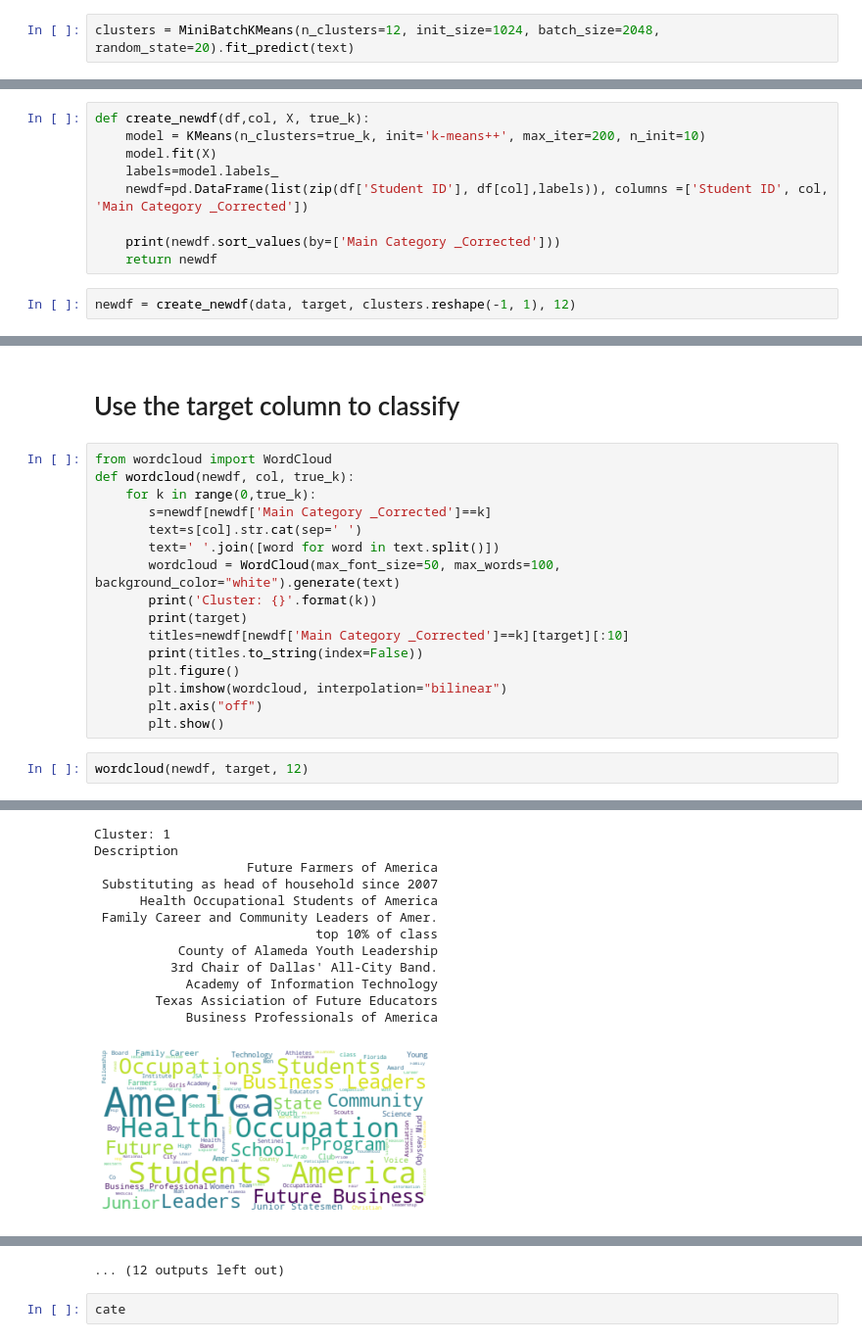
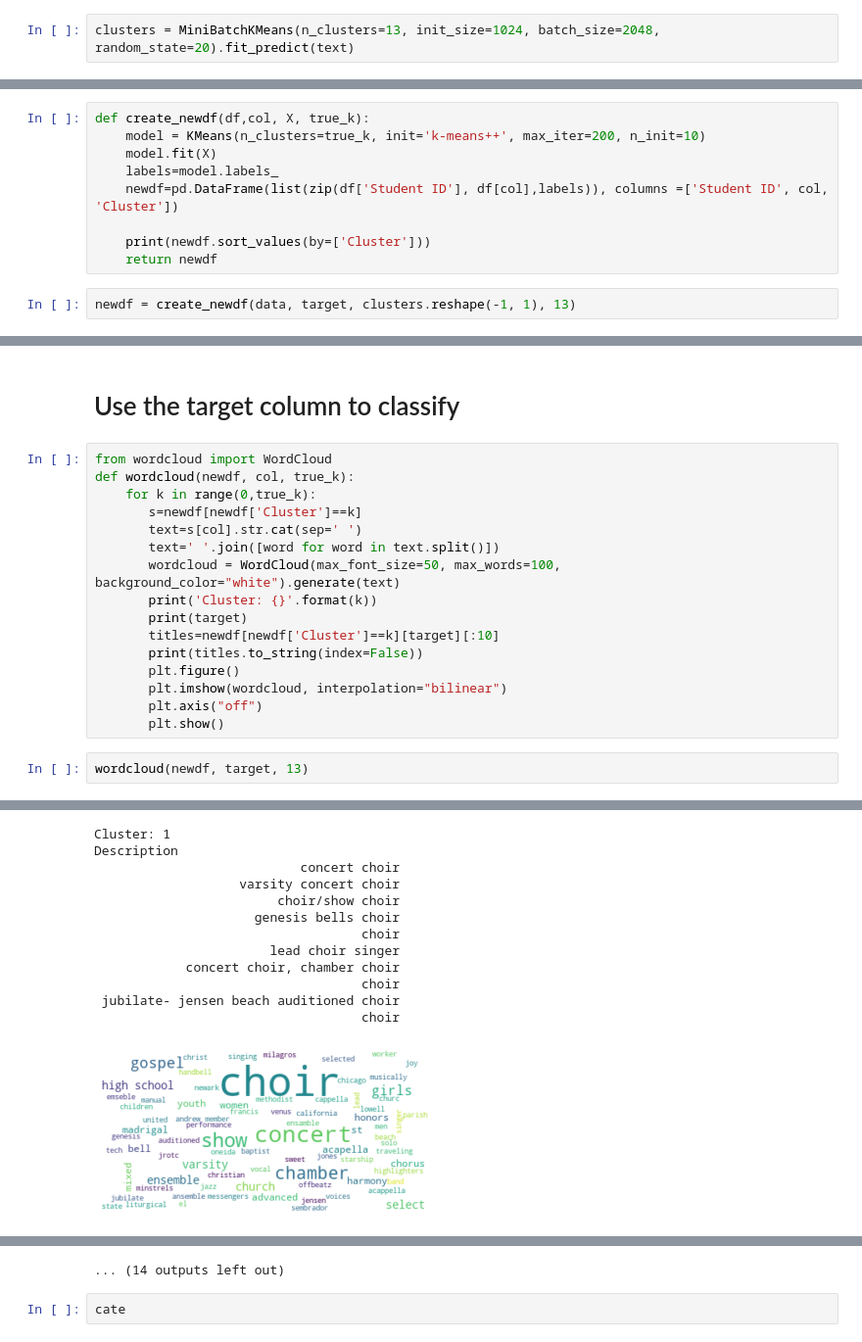
Before and after one commit to tianchu-shu/NLP, a Jupyter notebook: task2.ipynb, the cells around one changed output, grey strips where cells are left out. Shown at 98% size. Drawn from its saved outputs; the diff is of its cells as text.

```diff
--- a/task2.ipynb
+++ b/task2.ipynb
@@ -149,5 +156,5 @@ Fit 20 clusters
 # %%
-clusters = MiniBatchKMeans(n_clusters=12, init_size=1024, batch_size=2048, random_state=20).fit_predict(text)
+clusters = MiniBatchKMeans(n_clusters=13, init_size=1024, batch_size=2048, random_state=20).fit_predict(text)
 # %%
 def plot_tsne_pca(data, labels):
     max_label = max(labels)
@@ -179,10 +186,10 @@ def create_newdf(df,col, X, true_k):
 	model = KMeans(n_clusters=true_k, init='k-means++', max_iter=200, n_init=10)
 	model.fit(X)
 	labels=model.labels_
-	newdf=pd.DataFrame(list(zip(df['Student ID'], df[col],labels)), columns =['Student ID', col, 'Main Category _Corrected'])
+	newdf=pd.DataFrame(list(zip(df['Student ID'], df[col],labels)), columns =['Student ID', col, 'Cluster'])
 
-	print(newdf.sort_values(by=['Main Category _Corrected']))
+	print(newdf.sort_values(by=['Cluster']))
 	return newdf
 # %%
-newdf = create_newdf(data, target, clusters.reshape(-1, 1), 12)
+newdf = create_newdf(data, target, clusters.reshape(-1, 1), 13)
 # %% [output]
@@ -206,20 +213,20 @@ newdf = create_newdf(data, target, clusters.reshape(-1, 1), 12)
 from wordcloud import WordCloud
 def wordcloud(newdf, col, true_k):
 	for k in range(0,true_k):
-	   s=newdf[newdf['Main Category _Corrected']==k]
+	   s=newdf[newdf['Cluster']==k]
 	   text=s[col].str.cat(sep=' ')
 	   text=' '.join([word for word in text.split()])
 	   wordcloud = WordCloud(max_font_size=50, max_words=100, background_color="white").generate(text)
 	   print('Cluster: {}'.format(k))
 	   print(target)
-	   titles=newdf[newdf['Main Category _Corrected']==k][target][:10]
+	   titles=newdf[newdf['Cluster']==k][target][:10]
 	   print(titles.to_string(index=False))
 	   plt.figure()
 	   plt.imshow(wordcloud, interpolation="bilinear")
 	   plt.axis("off")
 	   plt.show()
 # %%
-wordcloud(newdf, target, 12)
+wordcloud(newdf, target, 13)
 # %% [output]
 Cluster: 0
 Description
@@ -237,15 +244,15 @@ Description
 Cluster: 1
 Description
-                    Future Farmers of America
- Substituting as head of household since 2007
-      Health Occupational Students of America
- Family Career and Community Leaders of Amer.
-                             top 10% of class
-           County of Alameda Youth Leadership
-          3rd Chair of Dallas' All-City Band.
-            Academy of Information Technology
-        Texas Assiciation of Future Educators
-            Business Professionals of America
+                           concert choir
+                   varsity concert choir
+                        choir/show choir
+                     genesis bells choir
+                                   choir
+                       lead choir singer
+            concert choir, chamber choir
+                                   choir
+ jubilate- jensen beach auditioned choir
+                                   choir
-[figure, old version]
+[figure, new version]
 Cluster: 2
 Description
@@ -302,4 +309,4 @@ Description
-... (12 outputs left out)
+... (14 outputs left out)
 # %%
 cate
 # %% [output]
```
Also changed, not shown: parts of 32 cells of this notebook.
